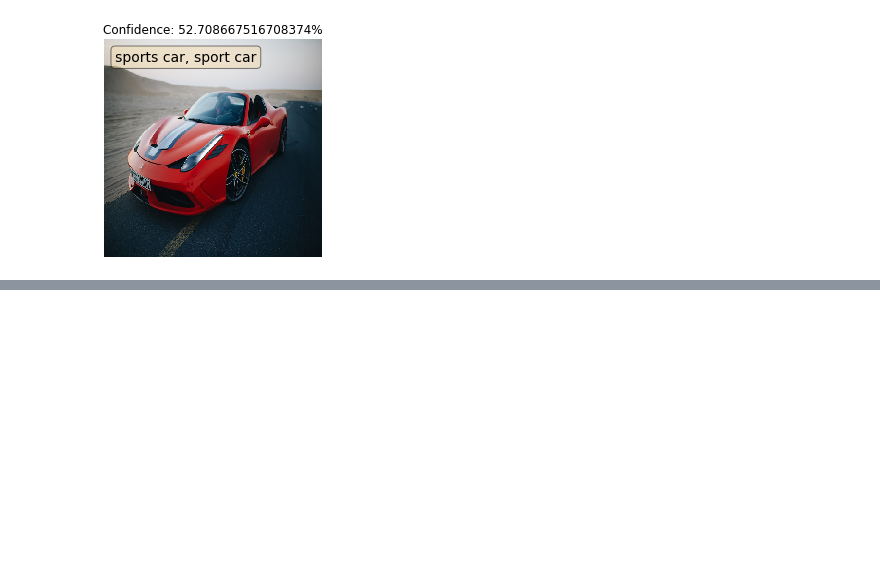
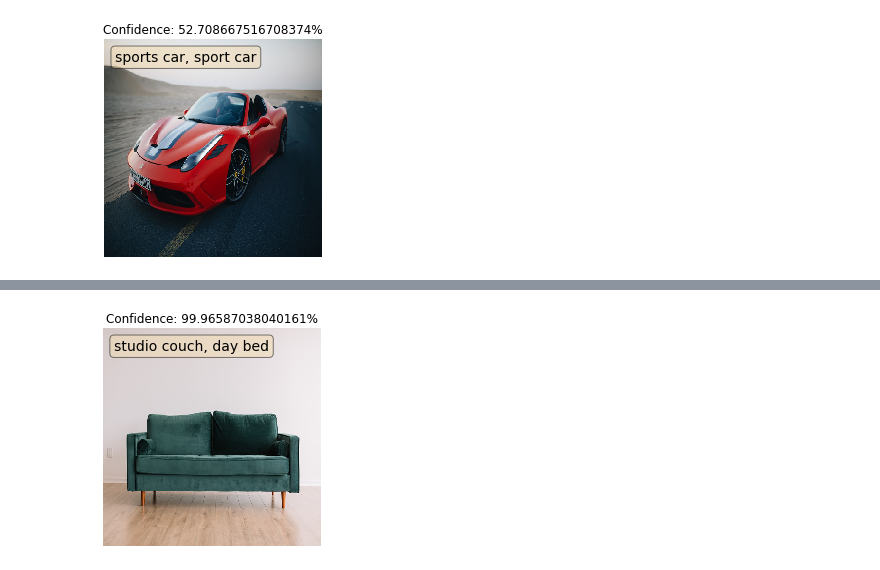
Before and after one commit to surajkarki66/Image-Classification-Deep-Learning, a Jupyter notebook: VGG19/main.ipynb, the cells around one changed output, grey strips where cells are left out. Saved outputs shown, nothing was run; the diff lists cells and outputs as text; code cells hidden in the pictures; blank space fills up the shorter version.

```diff
--- a/VGG19/main.ipynb
+++ b/VGG19/main.ipynb
@@ -1195,0 +1373,4 @@ test("test_image_0.jpg")
+# %%
+input_shape = (224, 224, 3)
+classes = 1000
+m = Model(input_shape, classes)
@@ -1195,0 +1400,33 @@ test("test_image_0.jpg")
+# %%
+m.compile(optimizer= tf.keras.optimizers.Adam(0.003),
+                    loss='categorical_crossentropy',
+                    metrics=['accuracy'])
+# %%
+# Loads the weights
+m.load_weights("weights/vgg19_weights_tf_dim_ordering_tf_kernels.h5")
+# %%
+def test(image_path):
+    test_image = load_img(image_path, target_size=(224, 224, 3))
+    fig, ax = plt.subplots(1)
+    ax.imshow(test_image)
+
+    test_image = img_to_array(test_image)
+    test_image = test_image.reshape(1, 224, 224, 3)
+    test_image = test_image.astype('float32')
+    predicted_value = m.predict(test_image)
+    confidence = np.amax(predicted_value)
+    predicted_value = np.argmax(predicted_value)
+    plt.axis('off')
+    plt.title('Confidence: ' + str(confidence * 100) + '%')
+
+    # these are matplotlib.patch.Patch properties
+    props = dict(boxstyle='round', facecolor='wheat', alpha=0.5)
+
+    textstr = classes[predicted_value]
+    # place a text box in upper left in axes coords
+    ax.text(0.05, 0.95, textstr, transform=ax.transAxes, fontsize=14,
+            verticalalignment='top', bbox=props)
+# %%
+test("test_image_1.jpg")
+# %% [output]
+[figure, added]
```
Also changed, not shown: parts of 14 cells of this notebook, 1 other file.
